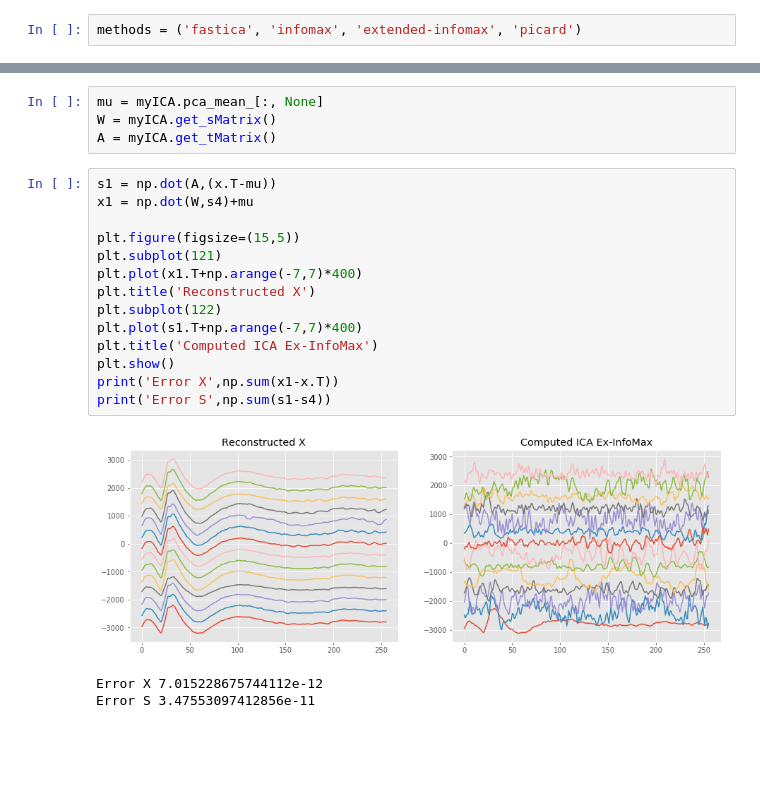
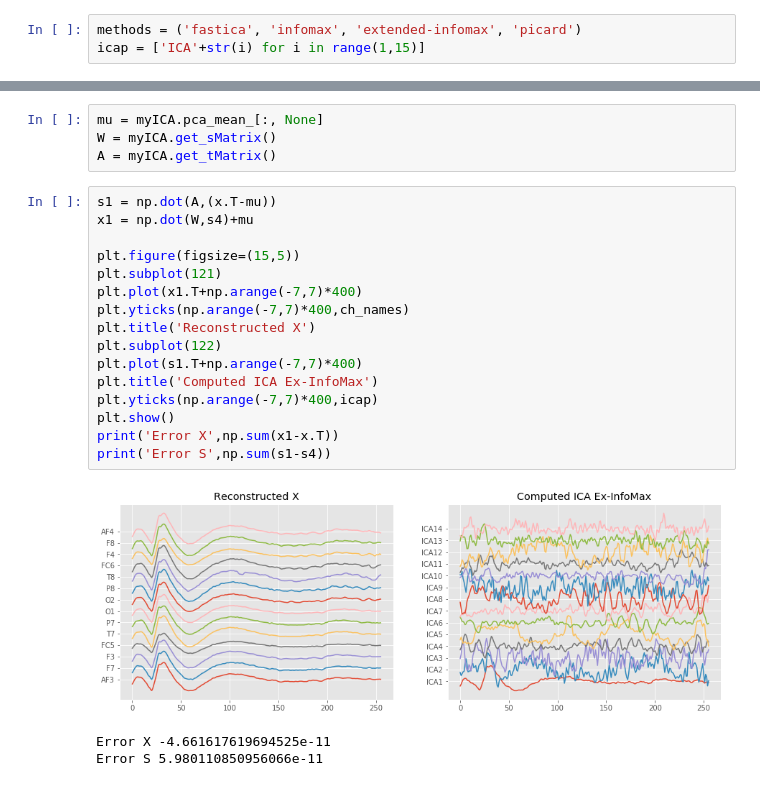
Before and after one commit to Nikeshbajaj/ICA_InfoMax_Picard_FastICA, a Jupyter notebook: Example.ipynb, the cells around one changed output, grey strips where cells are left out. Cells and saved outputs as stored; diff of their text form; blank space fills up the shorter version.

Commit message:
Update files and figures

```diff
--- a/Example.ipynb
+++ b/Example.ipynb
@@ -36,6 +37,7 @@ plt.show()
 ## Apply ICA on 2 sec segment of EEG
 # %%
 methods = ('fastica', 'infomax', 'extended-infomax', 'picard')
+icap = ['ICA'+str(i) for i in range(1,15)]
 # %%
 x = Xf[128*10:128*12,:]
 t = np.arange(x.shape[0])/128.0
@@ -101,18 +106,20 @@ A = myICA.get_tMatrix()
 # %%
 s1 = np.dot(A,(x.T-mu))
 x1 = np.dot(W,s4)+mu
 
 plt.figure(figsize=(15,5))
 plt.subplot(121)
 plt.plot(x1.T+np.arange(-7,7)*400)
+plt.yticks(np.arange(-7,7)*400,ch_names)
 plt.title('Reconstructed X')
 plt.subplot(122)
 plt.plot(s1.T+np.arange(-7,7)*400)
 plt.title('Computed ICA Ex-InfoMax')
+plt.yticks(np.arange(-7,7)*400,icap)
 plt.show()
 print('Error X',np.sum(x1-x.T))
 print('Error S',np.sum(s1-s4))
 # %% [output]
-[figure, old version]
+[figure, new version]
-Error X 7.015228675744112e-12
-Error S 3.47553097412856e-11
+Error X -4.661617619694525e-11
+Error S 5.980110850956066e-11
```
Also changed, not shown: parts of 2 cells of this notebook, 1 other file.
